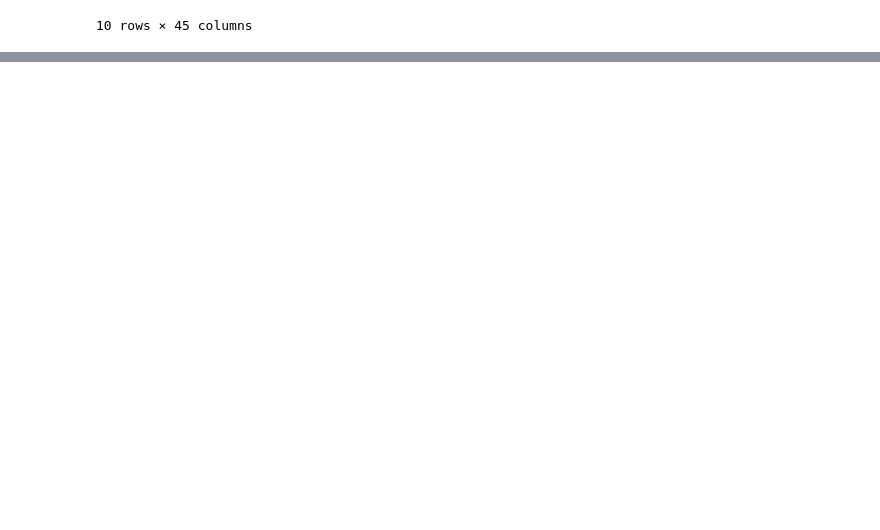
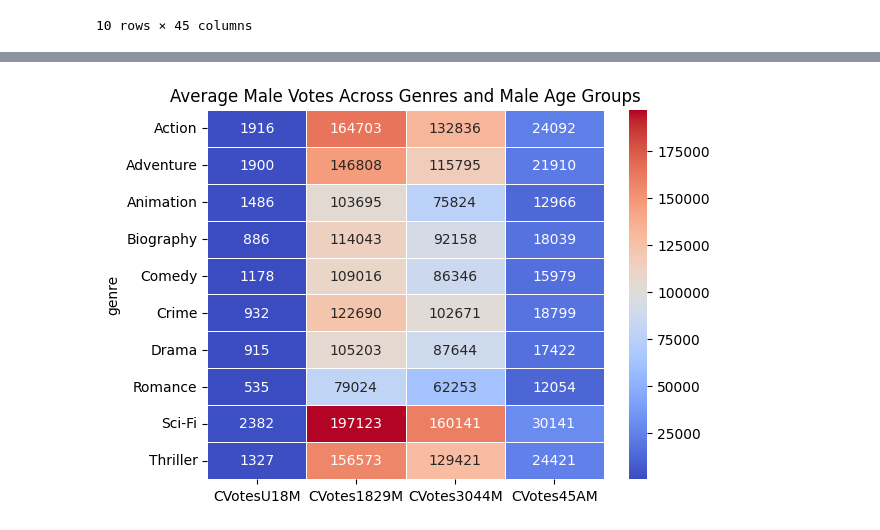
Before and after one commit to sampabiet90/AIML, a Jupyter notebook: Imdb_Movie_Assignment.ipynb, the cells around one changed output, grey strips where cells are left out. Cells and saved outputs as stored; diff of their text form; code cells hidden in the pictures; blank space fills up the shorter version.

```diff
--- a/Imdb_Movie_Assignment.ipynb
+++ b/Imdb_Movie_Assignment.ipynb
@@ -375,0 +384,17 @@ genre_top10
+# %%
+#Make the first heatmap to see how the average number of votes of males is varying across the genres.
+# Use seaborn heatmap for this analysis. The X-axis should contain the four age-groups for males,
+# i.e., CVotesU18M,CVotes1829M, CVotes3044M, and CVotes45AM. The Y-axis will have the genres and
+# the annotation in the heatmap tell the average number of votes for that age-male group.
+
+male_age_group = ['CVotesU18M', 'CVotes1829M', 'CVotes3044M', 'CVotes45AM']
+male_votes_df = genre_top10[male_age_group]
+
+sns.heatmap(male_votes_df, annot=True, cmap='coolwarm', fmt='d', linewidths=.5)
+
+# Adding title
+plt.title('Average Male Votes Across Genres and Male Age Groups')
+
+plt.show()
+# %% [output]
+[figure, added]
```
Also changed, not shown: parts of 13 cells of this notebook.
